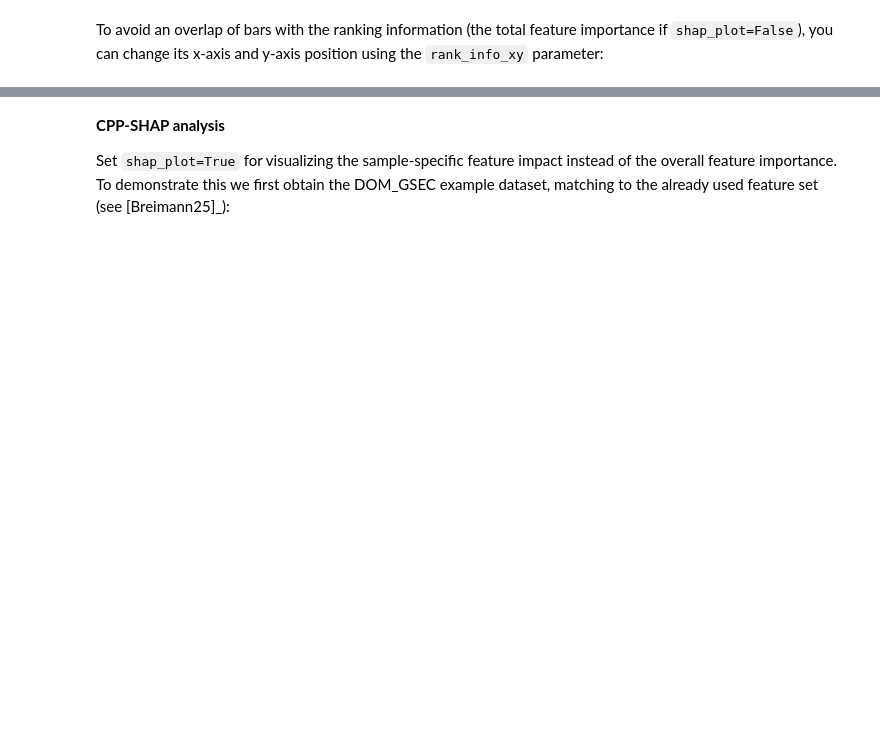
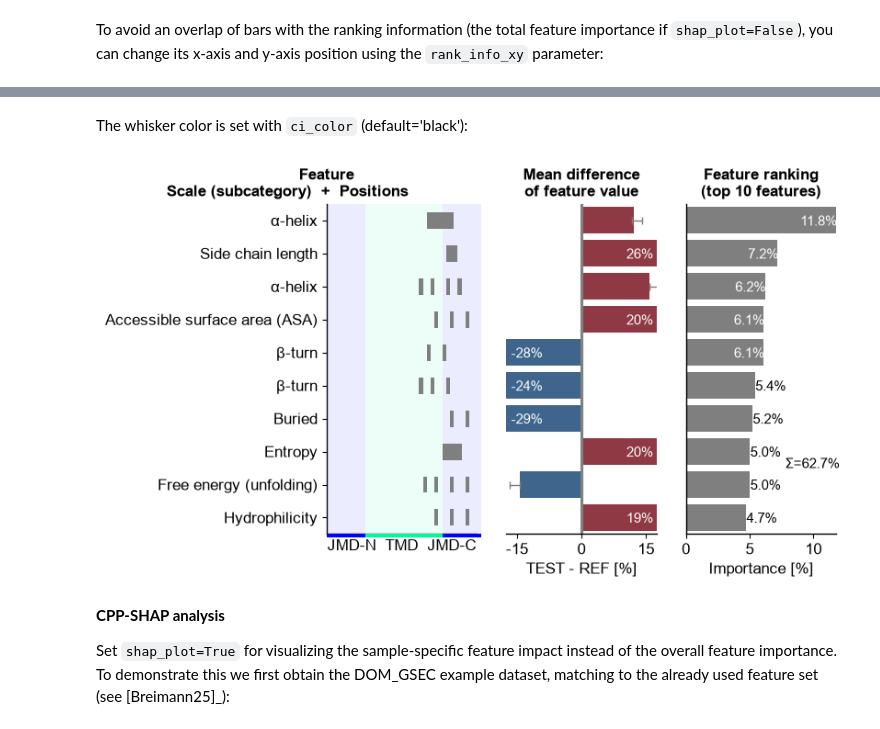
Before and after one commit to breimanntools/aaanalysis, a Jupyter notebook: examples/feature_engineering/cpp_plot_ranking.ipynb, the cells around one changed output, grey strips where cells are left out. Saved outputs shown, nothing was run; the diff lists cells and outputs as text; code cells hidden in the pictures; blank space fills up the shorter version.

```diff
--- a/examples/feature_engineering/cpp_plot_ranking.ipynb
+++ b/examples/feature_engineering/cpp_plot_ranking.ipynb
@@ -132,3 +173,12 @@ plt.show()
+# %% [markdown]
+The whisker color is set with ``ci_color`` (default='black'):
+# %%
+# Change the color of the confidence interval whiskers
+cpp_plot.ranking(df_feat=df_feat_ci, n_top=10, show_ci=True, ci_color="tab:gray")
+plt.tight_layout()
+plt.show()
+# %% [output]
+[figure, added]
 # %% [markdown]
 **CPP-SHAP analysis**
 
```
Also changed, not shown: parts of 18 cells of this notebook, 5 other files.
